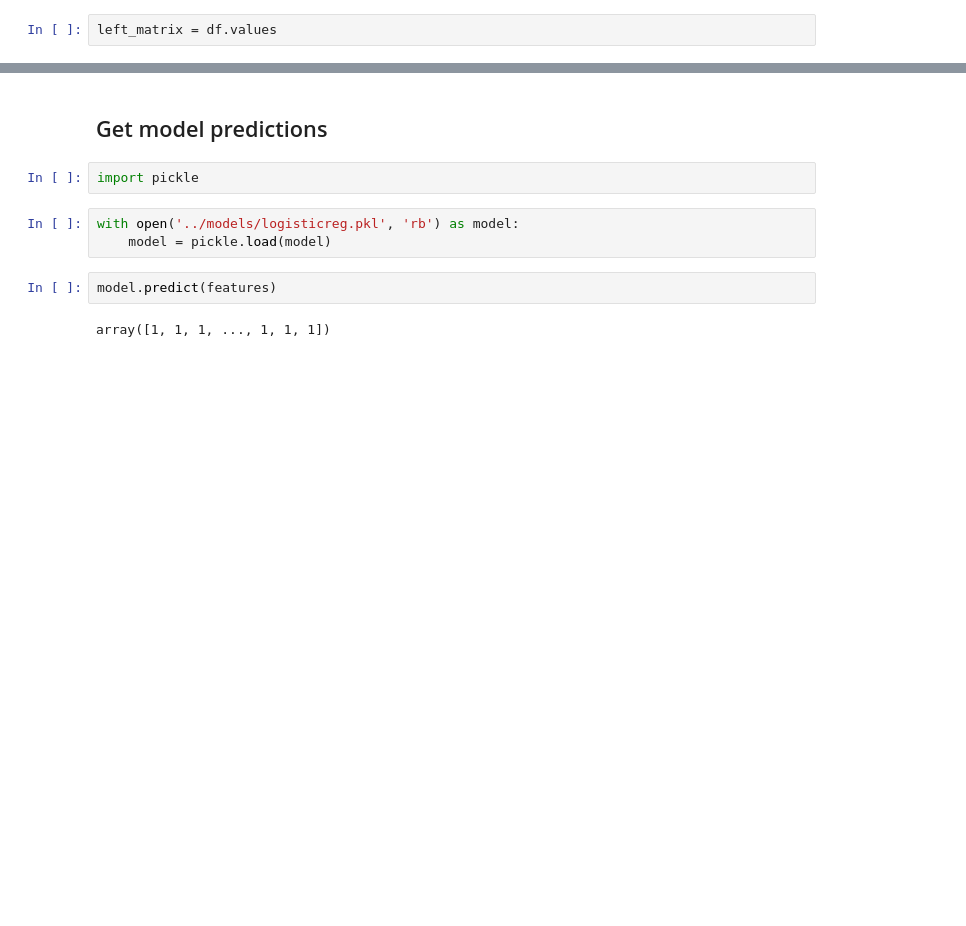
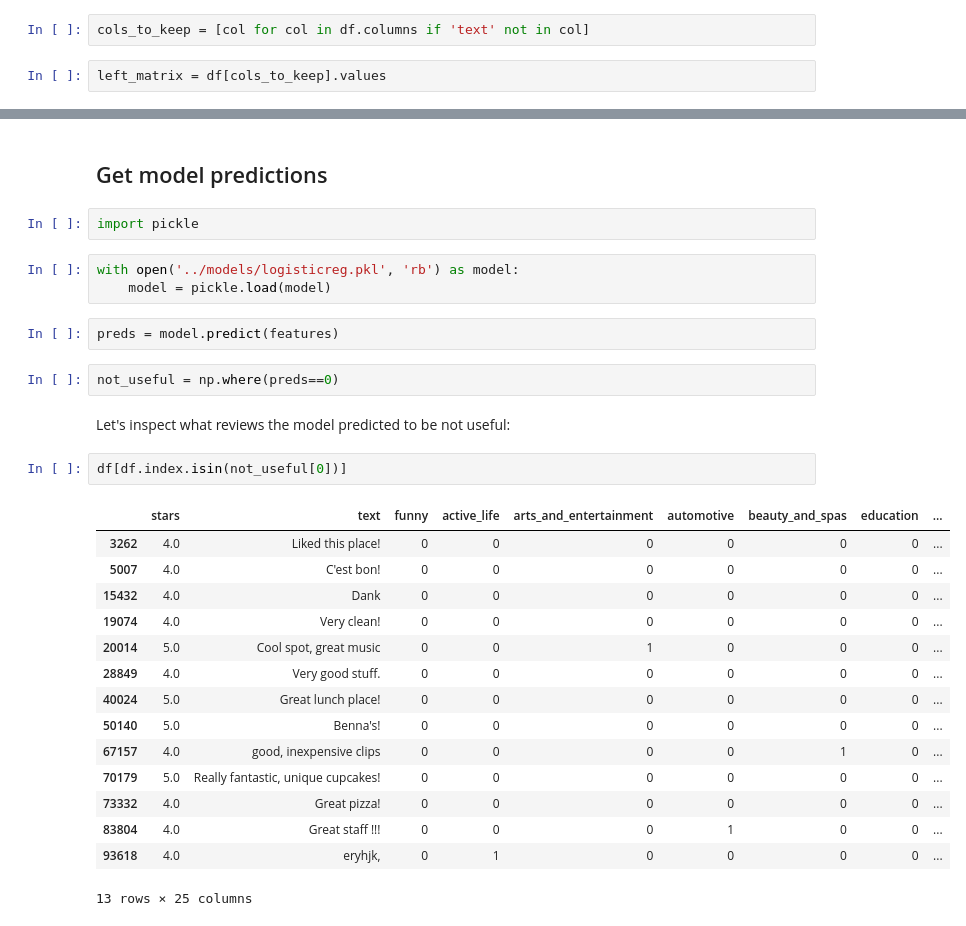
Before and after one commit to gd32/yelp_topic_modeling, a Jupyter notebook: notebooks/Demonstration.ipynb, the cells around one changed output, grey strips where cells are left out. Saved outputs shown, nothing was run; the diff lists cells and outputs as text; blank space fills up the shorter version.

```diff
--- a/notebooks/09_Demonstration.ipynb
+++ b/notebooks/Demonstration.ipynb
@@ -194,5 +192,7 @@ df.drop(['text', 'useful', 'state', 'processed', 'isEnglish', 'real_estate'], 1,
+# %%
+cols_to_keep = [col for col in df.columns if 'text' not in col]
 # %%
-left_matrix = df.values
+left_matrix = df[cols_to_keep].values
 # %%
 right_matrix = doc_topic_matrix
 # %%
@@ -209,6 +209,26 @@ import pickle
 with open('../models/logisticreg.pkl', 'rb') as model:
     model = pickle.load(model)
 # %%
-model.predict(features)
+preds = model.predict(features)
-# %% [output]
-array([1, 1, 1, ..., 1, 1, 1])
+# %%
+not_useful = np.where(preds==0)
+# %% [markdown]
+Let's inspect what reviews the model predicted to be not useful:
+# %%
+df[df.index.isin(not_useful[0])]
+# %% [output]
+|  | stars | text | funny | active_life | arts_and_entertainment | automotive | beauty_and_spas | education | ... |
+| 3262 | 4.0 | Liked this place! | 0 | 0 | 0 | 0 | 0 | 0 | ... |
+| 5007 | 4.0 | C'est bon! | 0 | 0 | 0 | 0 | 0 | 0 | ... |
+| 15432 | 4.0 | Dank | 0 | 0 | 0 | 0 | 0 | 0 | ... |
+| 19074 | 4.0 | Very clean! | 0 | 0 | 0 | 0 | 0 | 0 | ... |
+| 20014 | 5.0 | Cool spot, great music | 0 | 0 | 1 | 0 | 0 | 0 | ... |
+| 28849 | 4.0 | Very good stuff. | 0 | 0 | 0 | 0 | 0 | 0 | ... |
+| 40024 | 5.0 | Great lunch place! | 0 | 0 | 0 | 0 | 0 | 0 | ... |
+| 50140 | 5.0 | Benna's! | 0 | 0 | 0 | 0 | 0 | 0 | ... |
+| 67157 | 4.0 | good, inexpensive clips | 0 | 0 | 0 | 0 | 1 | 0 | ... |
+| 70179 | 5.0 | Really fantastic, unique cupcakes! | 0 | 0 | 0 | 0 | 0 | 0 | ... |
+| 73332 | 4.0 | Great pizza! | 0 | 0 | 0 | 0 | 0 | 0 | ... |
+| 83804 | 4.0 | Great staff !!! | 0 | 0 | 0 | 1 | 0 | 0 | ... |
+| 93618 | 4.0 | eryhjk, | 0 | 1 | 0 | 0 | 0 | 0 | ... |
+13 rows × 25 columns
```
Also changed, not shown: parts of 12 cells of this notebook, 1 other file.
